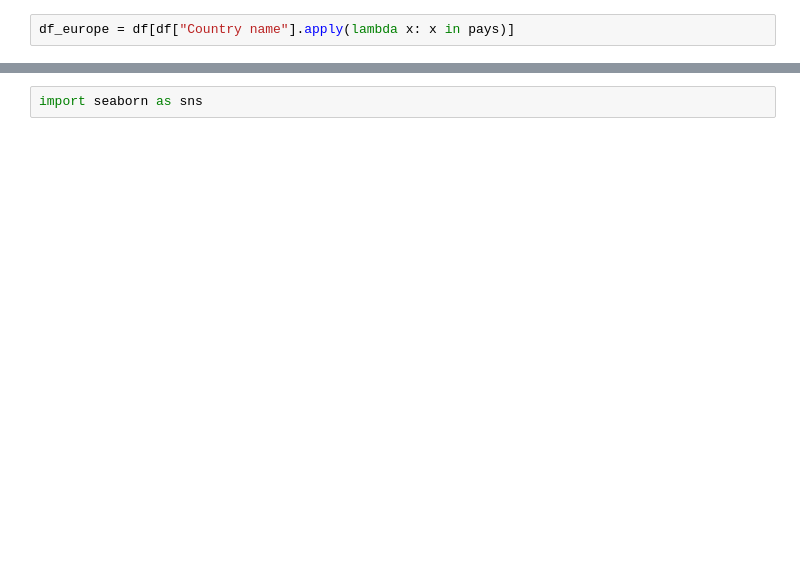
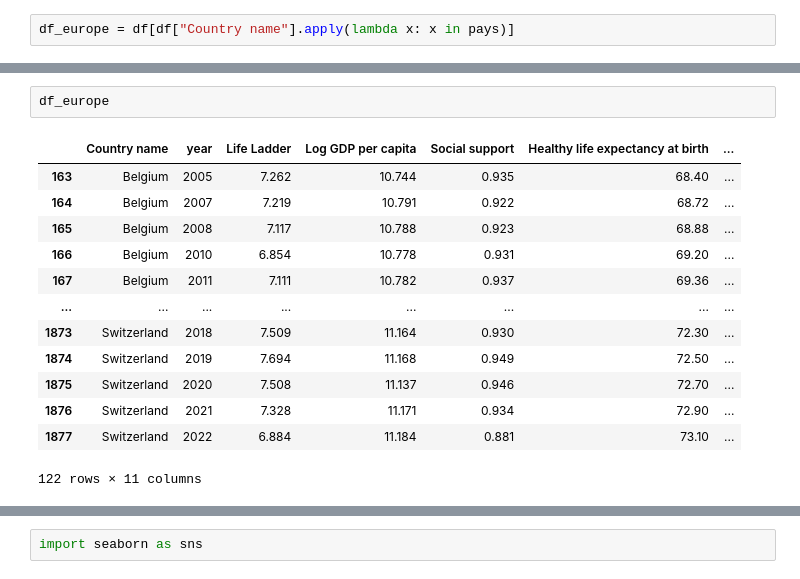
Before and after one commit to Aurelie-p23/pe-hackathon, a Jupyter notebook: Bonheur.ipynb, the cells around one changed output, grey strips where cells are left out. Saved outputs shown, nothing was run; the diff lists cells and outputs as text; blank space fills up the shorter version.

```diff
--- a/Bonheur.ipynb
+++ b/Bonheur.ipynb
@@ -48,0 +58,16 @@ df_france
+# %%
+df_europe
+# %% [output]
+|  | Country name | year | Life Ladder | Log GDP per capita | Social support | Healthy life expectancy at birth | ... |
+| 163 | Belgium | 2005 | 7.262 | 10.744 | 0.935 | 68.40 | ... |
+| 164 | Belgium | 2007 | 7.219 | 10.791 | 0.922 | 68.72 | ... |
+| 165 | Belgium | 2008 | 7.117 | 10.788 | 0.923 | 68.88 | ... |
+| 166 | Belgium | 2010 | 6.854 | 10.778 | 0.931 | 69.20 | ... |
+| 167 | Belgium | 2011 | 7.111 | 10.782 | 0.937 | 69.36 | ... |
+| ... | ... | ... | ... | ... | ... | ... | ... |
+| 1873 | Switzerland | 2018 | 7.509 | 11.164 | 0.930 | 72.30 | ... |
+| 1874 | Switzerland | 2019 | 7.694 | 11.168 | 0.949 | 72.50 | ... |
+| 1875 | Switzerland | 2020 | 7.508 | 11.137 | 0.946 | 72.70 | ... |
+| 1876 | Switzerland | 2021 | 7.328 | 11.171 | 0.934 | 72.90 | ... |
+| 1877 | Switzerland | 2022 | 6.884 | 11.184 | 0.881 | 73.10 | ... |
+122 rows × 11 columns
```
Also changed, not shown: parts of 15 cells of this notebook.
